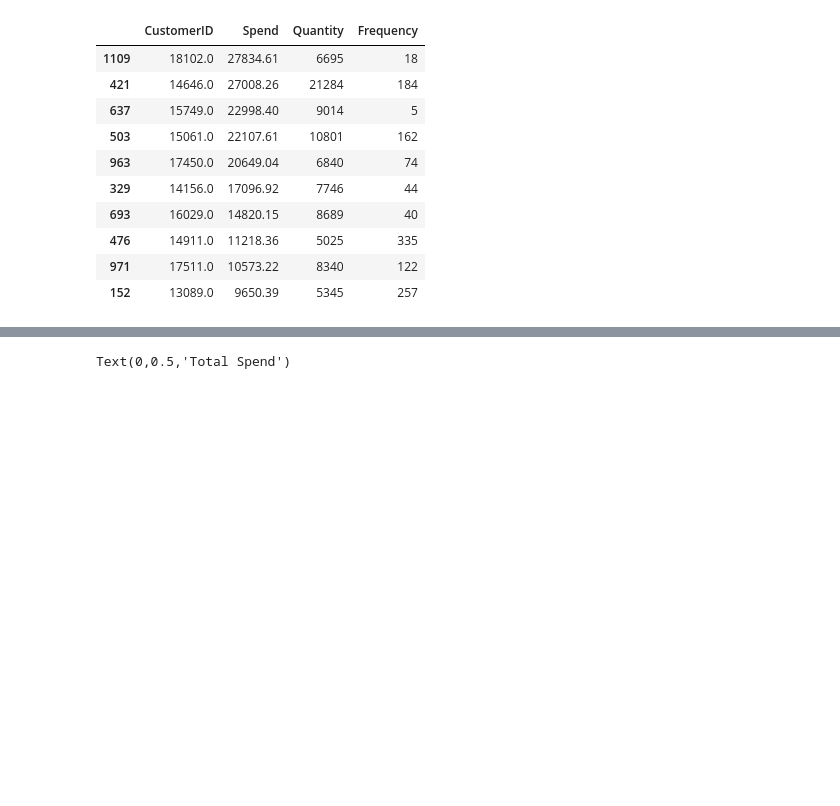
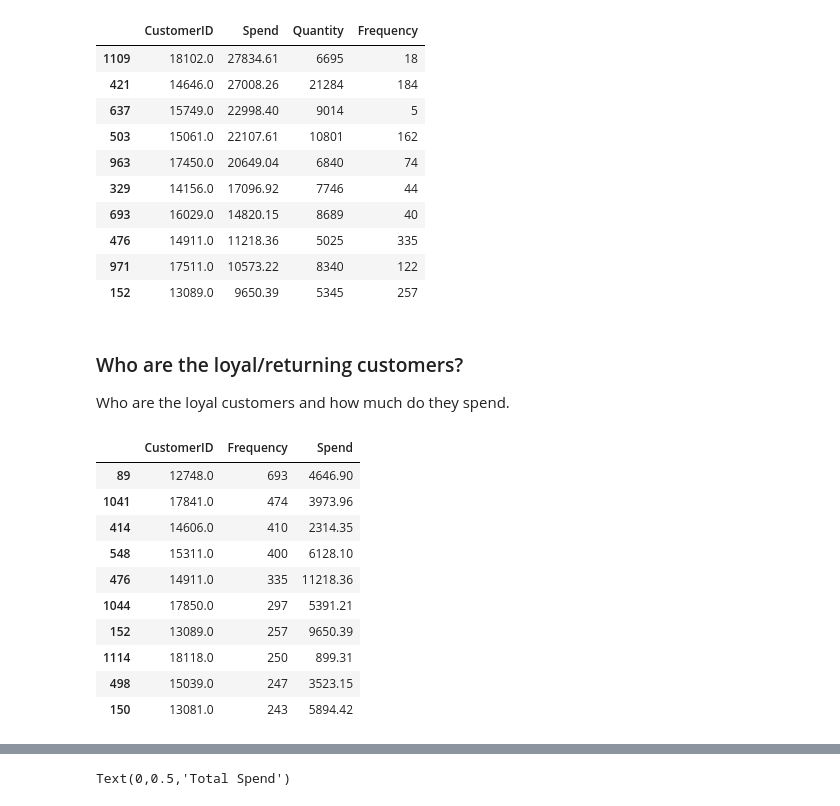
Before and after one commit to RitRa/Programming-Project-Dec-2018, a Jupyter notebook: Online Retail Data - Project 2018.ipynb, the cells around one changed output, grey strips where cells are left out. Cells and saved outputs as stored; diff of their text form; code cells hidden in the pictures; blank space fills up the shorter version.

Commit message:
loyal customers

```diff
--- a/Online Retail Data - Project 2018.ipynb
+++ b/Online Retail Data - Project 2018.ipynb
@@ -320,4 +327,24 @@ bestcustomer.head(10)
 | 476 | 14911.0 | 11218.36 | 5025 | 335 |
 | 971 | 17511.0 | 10573.22 | 8340 | 122 |
 | 152 | 13089.0 | 9650.39 | 5345 | 257 |
+# %% [markdown]
+### Who are the loyal/returning customers?
+Who are the loyal customers and how much do they spend.
+# %%
+loyalcustomer = df.groupby('CustomerID', as_index=False).agg(
+    {"InvoiceNo":"count", "Total Spend": "sum"}).sort_values('InvoiceNo', ascending=False)
+loyalcustomer.rename(columns={'CustomerID':'CustomerID', "InvoiceNo":"Frequency", "Total Spend": "Spend", 'Quantity':'Quantity'}, inplace=True)
+loyalcustomer.head(10)
+# %% [output]
+|  | CustomerID | Frequency | Spend |
+| 89 | 12748.0 | 693 | 4646.90 |
+| 1041 | 17841.0 | 474 | 3973.96 |
+| 414 | 14606.0 | 410 | 2314.35 |
+| 548 | 15311.0 | 400 | 6128.10 |
+| 476 | 14911.0 | 335 | 11218.36 |
+| 1044 | 17850.0 | 297 | 5391.21 |
+| 152 | 13089.0 | 257 | 9650.39 |
+| 1114 | 18118.0 | 250 | 899.31 |
+| 498 | 15039.0 | 247 | 3523.15 |
+| 150 | 13081.0 | 243 | 5894.42 |
 # %% [markdown]
```
Also changed, not shown: parts of 17 cells of this notebook.
